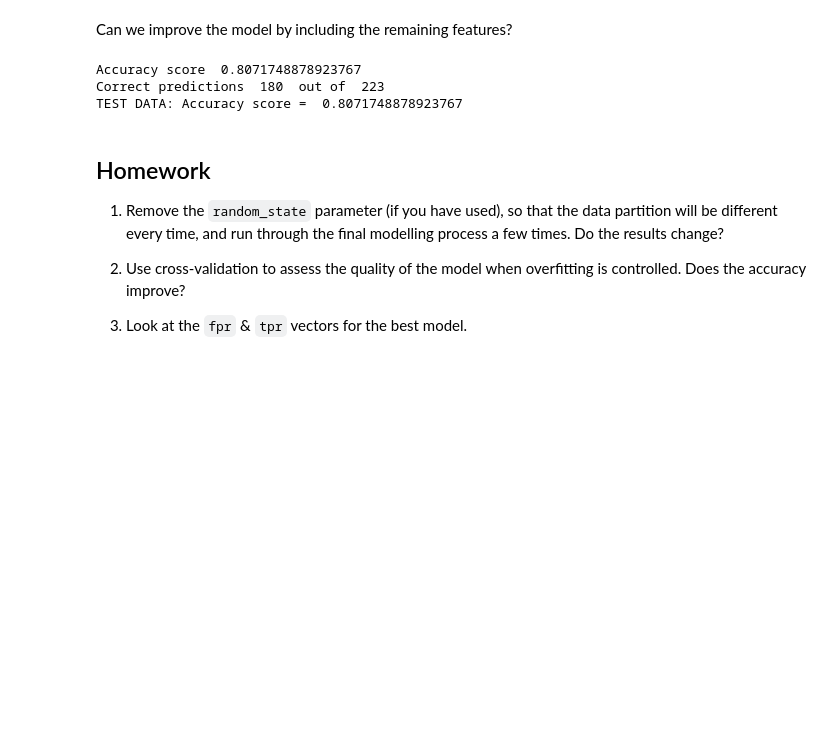
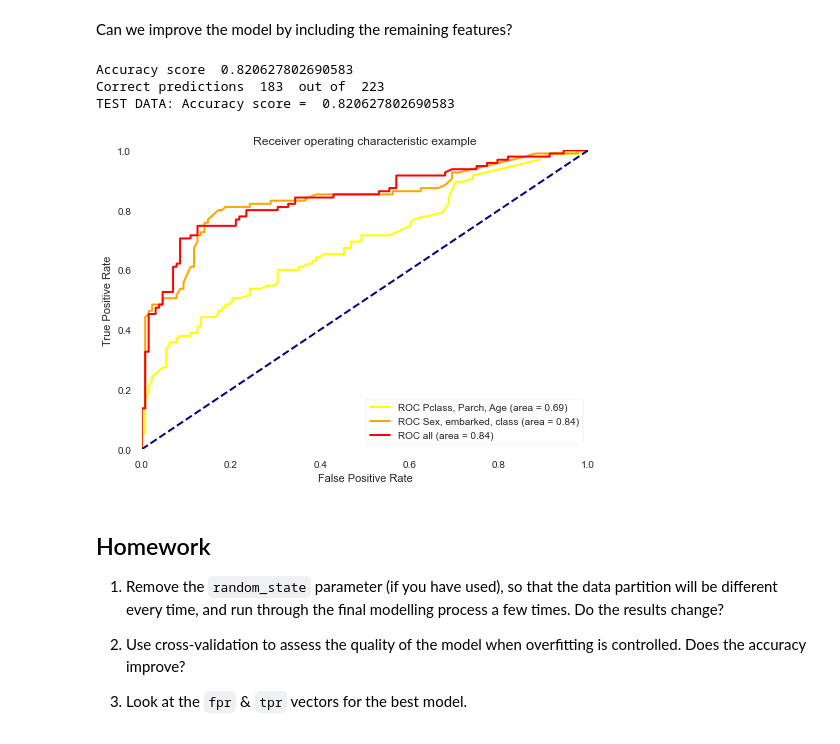
Before and after one commit to MirunaSuresh/Jun23cohortDataScienceAndAI, a Jupyter notebook: Brian/module 5/IOD_Lab_5_1.ipynb, the cells around one changed output. Saved outputs shown, nothing was run; the diff lists cells and outputs as text; code cells hidden in the pictures; blank space fills up the shorter version.

```diff
--- a/Brian/module 5/IOD_Lab_5_1.ipynb
+++ b/Brian/module 5/IOD_Lab_5_1.ipynb
@@ -477,7 +530,7 @@ Can we improve the model by including the remaining features?
 # %%
 # ANSWER
 # Build Model
-feature_cols = ["Age", "Parch", "Sex_male", "Pclass_1", "Pclass_2", "SibSp"]
+feature_cols = ["Age", "Parch", "Fare", "Sex_male", "Pclass_1", "Pclass_2", "SibSp"]
 
 X = titanic_with_dummies[feature_cols]
 y = titanic_with_dummies['Survived']
@@ -496,6 +549,6 @@ print("Correct predictions ", correct, " out of ", y_test.count())
 accuracy_score = correct / y_test.count()
 print("TEST DATA: Accuracy score = ", accuracy_score)
 # %% [output]
-Accuracy score  0.8071748878923767
-Correct predictions  180  out of  223
-TEST DATA: Accuracy score =  0.8071748878923767
+Accuracy score  0.820627802690583
+Correct predictions  183  out of  223
+TEST DATA: Accuracy score =  0.820627802690583
@@ -503,0 +555,30 @@ TEST DATA: Accuracy score =  0.8071748878923767
+# %%
+# ANSWER
+#
+# Let's plot both on same chart
+
+# Generate the prediction values for each of the test observations using predict_proba() function rather than just predict
+preds = logreg.predict_proba(X_test)[:,1]
+
+# Store the false positive rate(fpr), true positive rate (tpr) in vectors for use in the graph
+fpr_all, tpr_all, _ = metrics.roc_curve(y_test, preds)
+
+# Store the Area Under the Curve (AUC) so we can annotate our graph with theis metric
+roc_auc_all = metrics.auc(fpr_all, tpr_all)
+
+# Plot the ROC Curve
+plt.figure()
+lw = 2
+plt.plot(fpr1, tpr1, color='yellow', lw = lw, label = 'ROC Pclass, Parch, Age (area = %0.2f)' % roc_auc1)
+plt.plot(fpr, tpr, color='orange', lw = lw, label = 'ROC Sex, embarked, class (area = %0.2f)' % roc_auc)
+plt.plot(fpr_all, tpr_all, color='red', lw = lw, label = 'ROC all (area = %0.2f)' % roc_auc_all)
+plt.plot([0, 1], [0, 1], color = 'navy', lw = lw, linestyle = '--')
+plt.xlim([0.0, 1.0])
+plt.ylim([0.0, 1.0])
+plt.xlabel('False Positive Rate')
+plt.ylabel('True Positive Rate')
+plt.title('Receiver operating characteristic example')
+plt.legend(loc = "lower right")
+plt.show()
+# %% [output]
+[figure, added]
```
Also changed, not shown: parts of 41 cells of this notebook.
